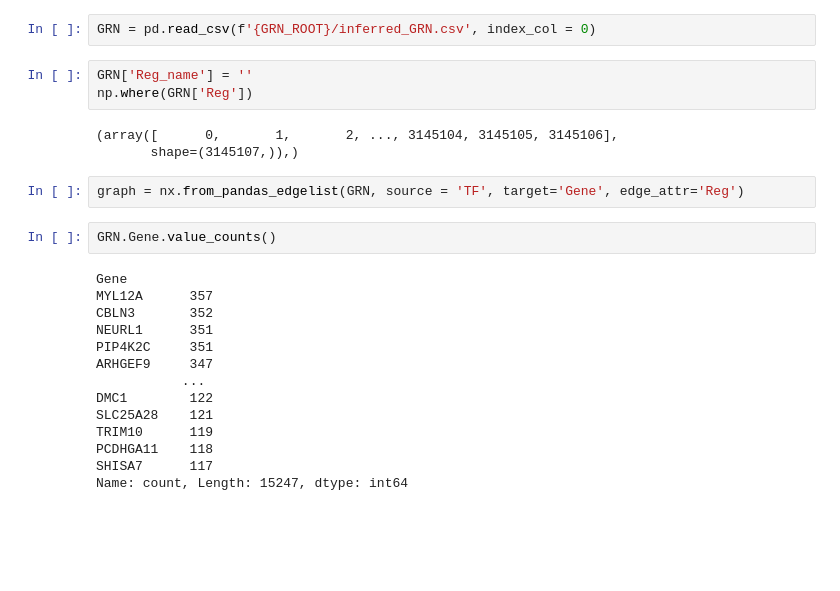
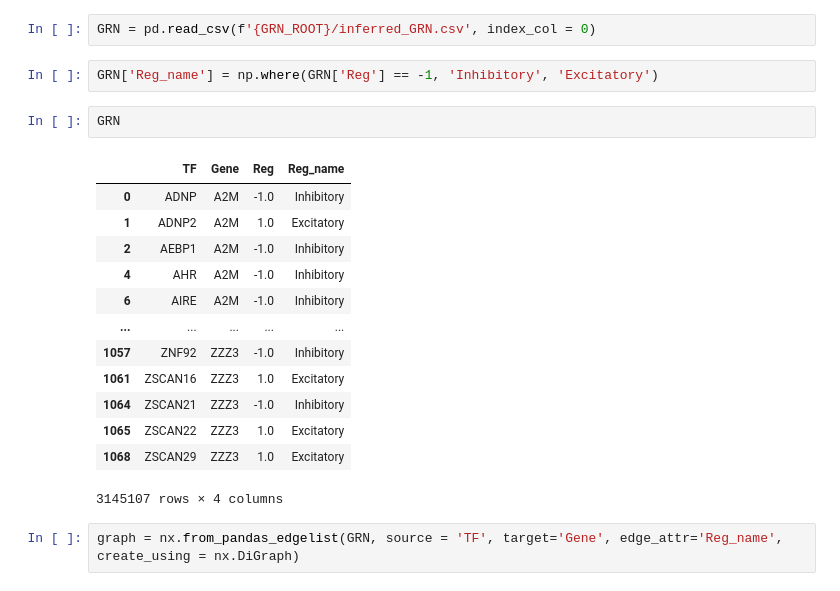
Before and after one commit to Alexander-Broadley/Zhang_lab_rotation, a Jupyter notebook: MML_model/GRN_reconstruction/visualising_GRN.ipynb, the cells around one changed output. Saved outputs shown, nothing was run; the diff lists cells and outputs as text; blank space fills up the shorter version.

```diff
--- a/MML_model/GRN_reconstruction/visualising_GRN.ipynb
+++ b/MML_model/GRN_reconstruction/visualising_GRN.ipynb
@@ -9,27 +9,23 @@ GRN_ROOT = './data'
 # %%
 GRN = pd.read_csv(f'{GRN_ROOT}/inferred_GRN.csv', index_col = 0)
 # %%
-GRN['Reg_name'] = ''
-np.where(GRN['Reg'])
+GRN['Reg_name'] = np.where(GRN['Reg'] == -1, 'Inhibitory', 'Excitatory')
-# %% [output]
-(array([      0,       1,       2, ..., 3145104, 3145105, 3145106],
-       shape=(3145107,)),)
+# %%
+GRN
+# %% [output]
+|  | TF | Gene | Reg | Reg_name |
+| 0 | ADNP | A2M | -1.0 | Inhibitory |
+| 1 | ADNP2 | A2M | 1.0 | Excitatory |
+| 2 | AEBP1 | A2M | -1.0 | Inhibitory |
+| 4 | AHR | A2M | -1.0 | Inhibitory |
+| 6 | AIRE | A2M | -1.0 | Inhibitory |
+| ... | ... | ... | ... | ... |
+| 1057 | ZNF92 | ZZZ3 | -1.0 | Inhibitory |
+| 1061 | ZSCAN16 | ZZZ3 | 1.0 | Excitatory |
+| 1064 | ZSCAN21 | ZZZ3 | -1.0 | Inhibitory |
+| 1065 | ZSCAN22 | ZZZ3 | 1.0 | Excitatory |
+| 1068 | ZSCAN29 | ZZZ3 | 1.0 | Excitatory |
+3145107 rows × 4 columns
 # %%
-graph = nx.from_pandas_edgelist(GRN, source = 'TF', target='Gene', edge_attr='Reg')
+graph = nx.from_pandas_edgelist(GRN, source = 'TF', target='Gene', edge_attr='Reg_name', create_using = nx.DiGraph)
-# %%
-GRN.Gene.value_counts()
-# %% [output]
-Gene
-MYL12A      357
-CBLN3       352
-NEURL1      351
-PIP4K2C     351
-ARHGEF9     347
-           ...
-DMC1        122
-SLC25A28    121
-TRIM10      119
-PCDHGA11    118
-SHISA7      117
-Name: count, Length: 15247, dtype: int64
 # %%
```
Also changed, not shown: parts of 10 cells of this notebook, 2 other files.
